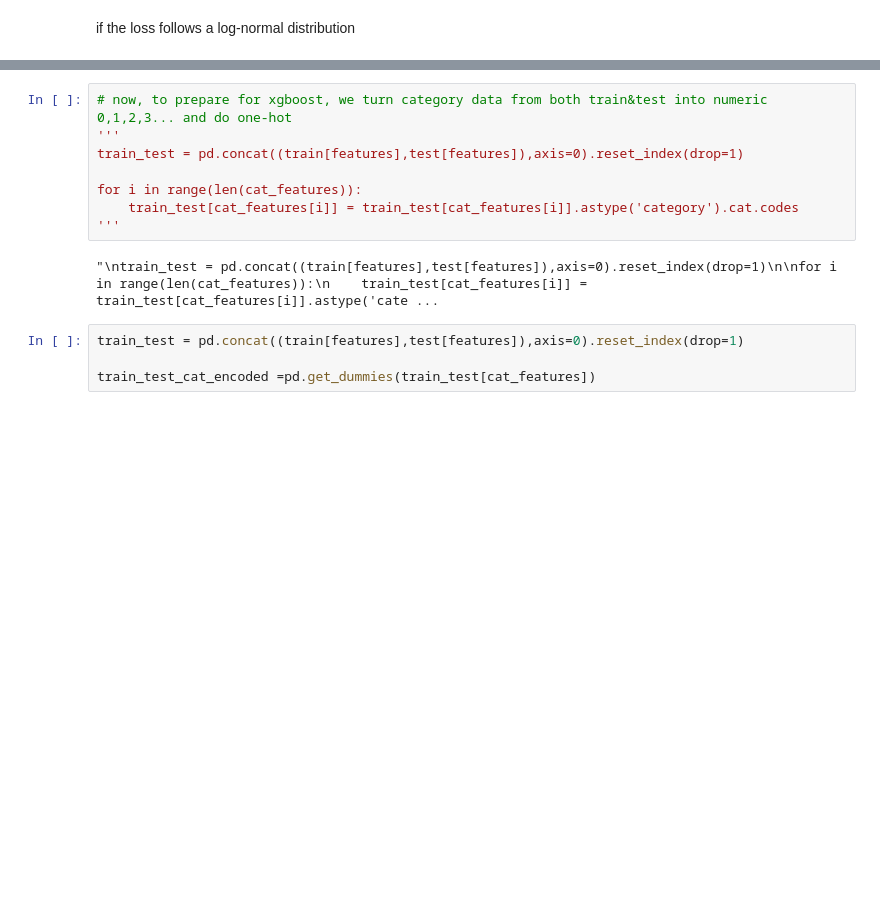
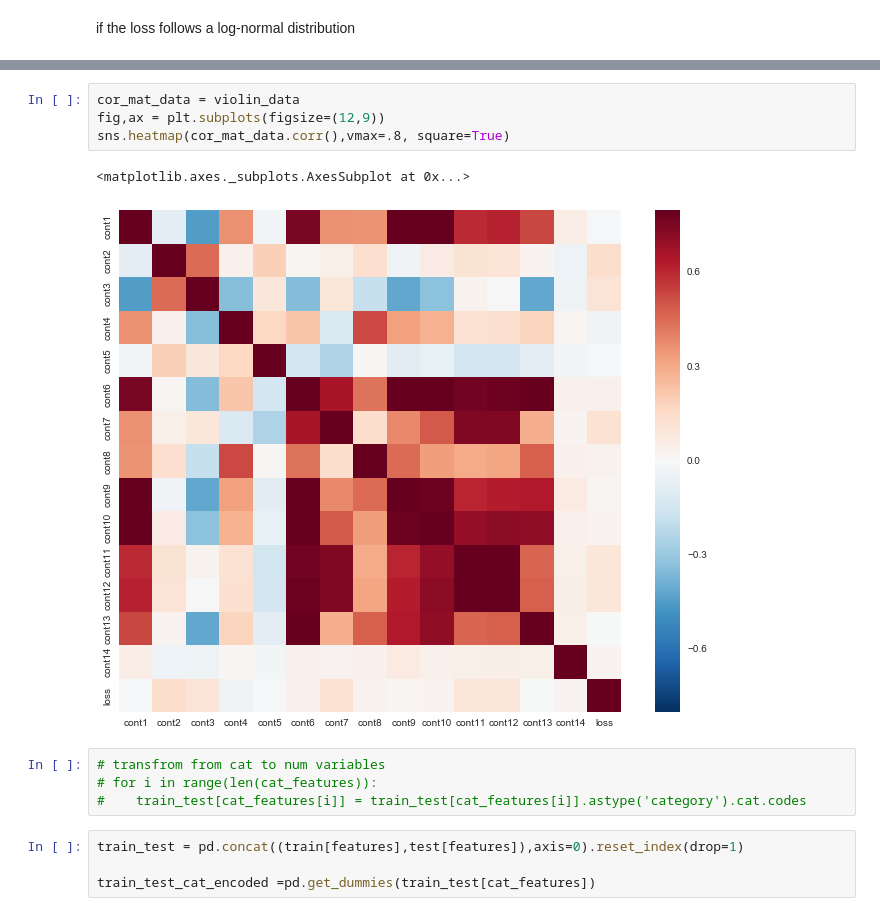
Before and after one commit to yanyang729/652_final_project_kaggle_allstate, a Jupyter notebook: kaggle.ipynb, the cells around one changed output, grey strips where cells are left out. Cells and saved outputs as stored; diff of their text form; blank space fills up the shorter version.

```diff
--- a/kaggle.ipynb
+++ b/kaggle.ipynb
@@ -38,13 +128,14 @@ plt.show()
+# %%
+cor_mat_data = violin_data
+fig,ax = plt.subplots(figsize=(12,9))
+sns.heatmap(cor_mat_data.corr(),vmax=.8, square=True)
+# %% [output]
+<matplotlib.axes._subplots.AxesSubplot at 0x...>
+[figure, added]
 # %%
-# now, to prepare for xgboost, we turn category data from both train&test into numeric 0,1,2,3... and do one-hot
-'''
-train_test = pd.concat((train[features],test[features]),axis=0).reset_index(drop=1)
-
-for i in range(len(cat_features)):
-    train_test[cat_features[i]] = train_test[cat_features[i]].astype('category').cat.codes
-'''
+# transfrom from cat to num variables
+# for i in range(len(cat_features)):
+#    train_test[cat_features[i]] = train_test[cat_features[i]].astype('category').cat.codes
-# %% [output]
-"\ntrain_test = pd.concat((train[features],test[features]),axis=0).reset_index(drop=1)\n\nfor i in range(len(cat_features)):\n    train_test[cat_features[i]] = train_test[cat_features[i]].astype('cate ...
 # %%
 train_test = pd.concat((train[features],test[features]),axis=0).reset_index(drop=1)
 
```
Also changed, not shown: parts of 11 cells of this notebook.
